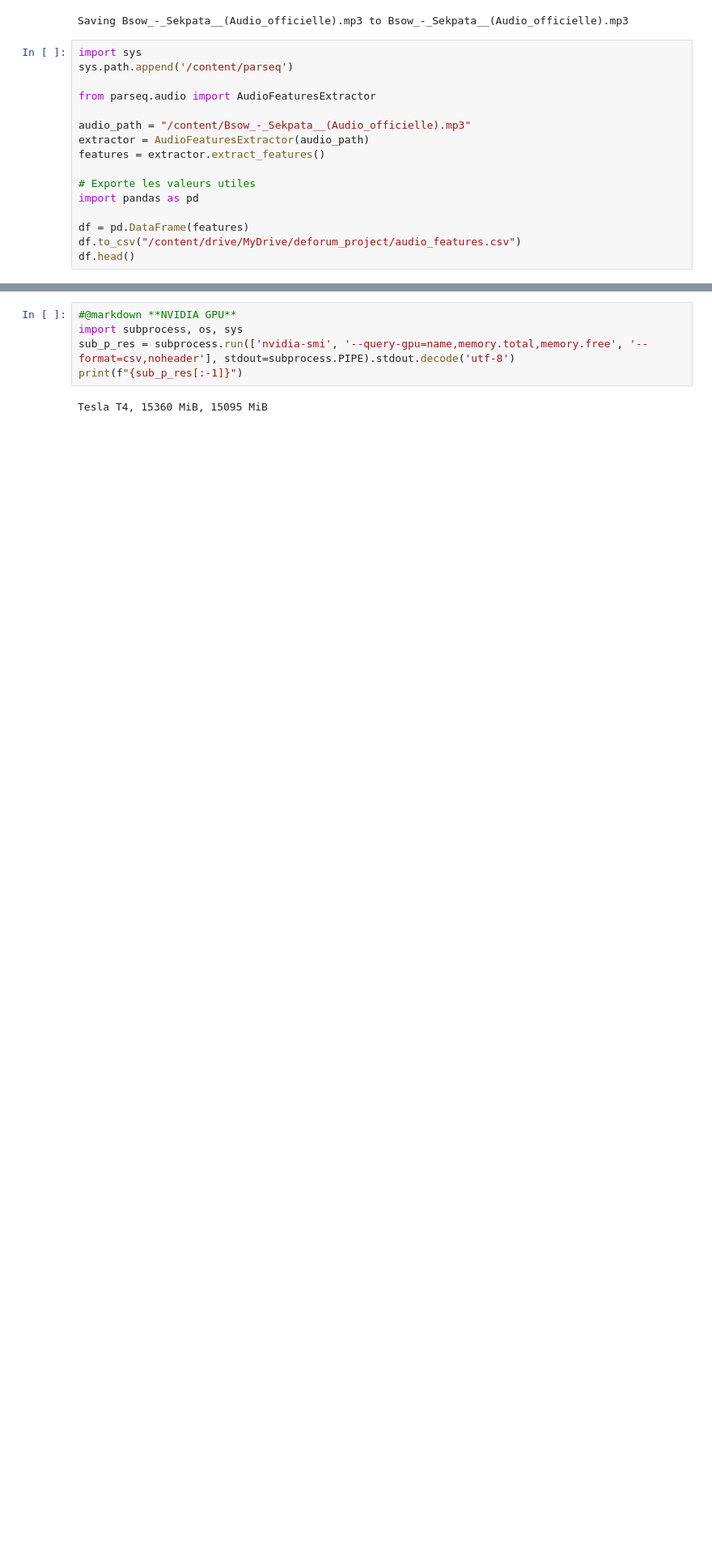
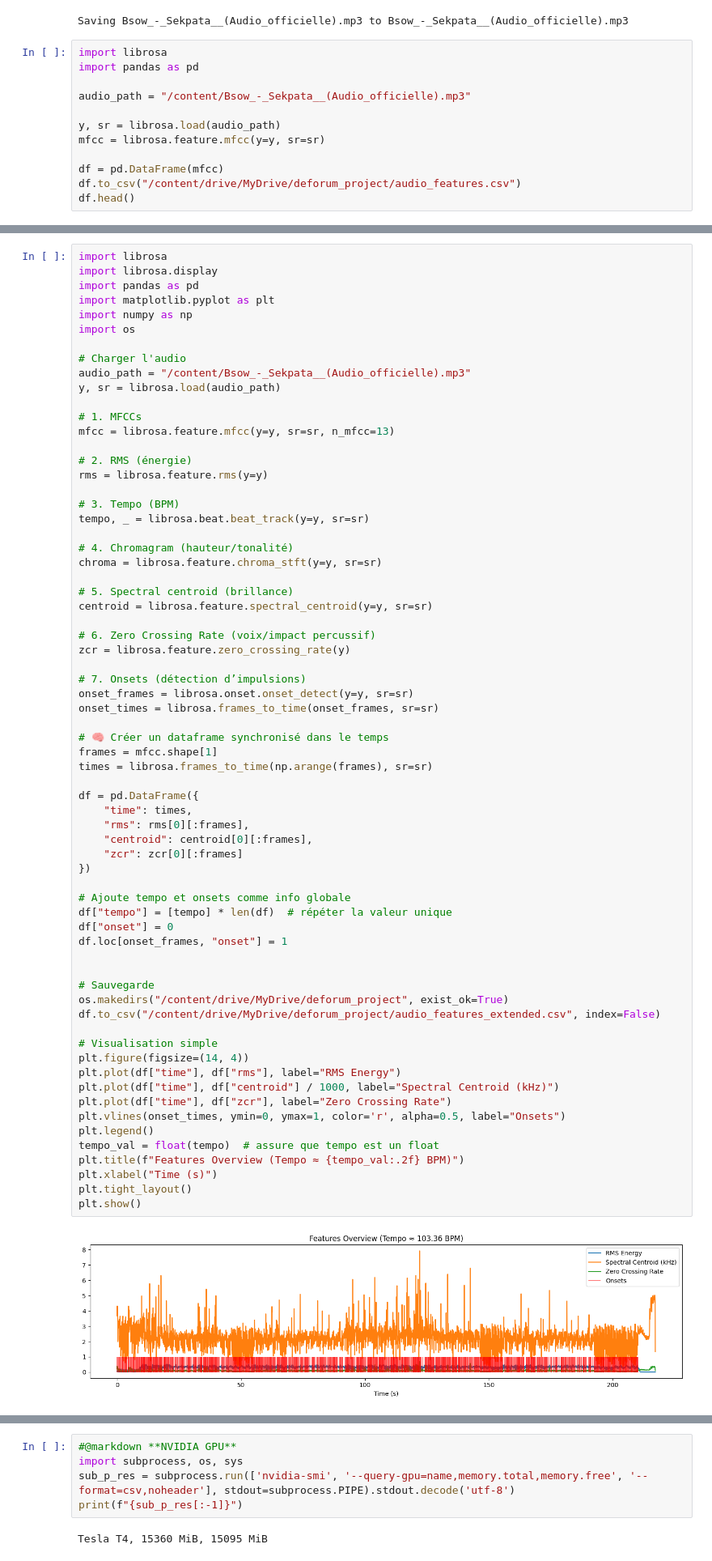
Before and after one commit to thisisbriandb/videoGenerator, a Jupyter notebook: Deforum_Stable_Diffusion.ipynb, the cells around one changed output, grey strips where cells are left out. Shown at 81% size. Cells and saved outputs as stored; diff of their text form; blank space fills up the shorter version.

```diff
--- a/Deforum_Stable_Diffusion.ipynb
+++ b/Deforum_Stable_Diffusion.ipynb
@@ -44,18 +42,14 @@ uploaded = files.upload()
 [interactive output not drawn]
 Saving Bsow_-_Sekpata__(Audio_officielle).mp3 to Bsow_-_Sekpata__(Audio_officielle).mp3
 # %%
-import sys
-sys.path.append('/content/parseq')
-
-from parseq.audio import AudioFeaturesExtractor
+import librosa
+import pandas as pd
 
 audio_path = "/content/Bsow_-_Sekpata__(Audio_officielle).mp3"
-extractor = AudioFeaturesExtractor(audio_path)
-features = extractor.extract_features()
 
-# Exporte les valeurs utiles
-import pandas as pd
+y, sr = librosa.load(audio_path)
+mfcc = librosa.feature.mfcc(y=y, sr=sr)
 
-df = pd.DataFrame(features)
+df = pd.DataFrame(mfcc)
 df.to_csv("/content/drive/MyDrive/deforum_project/audio_features.csv")
 df.head()
@@ -67,0 +67,69 @@ print(zoom_keyframes[:1000])  # Copie le début pour tester
+# %%
+import librosa
+import librosa.display
+import pandas as pd
+import matplotlib.pyplot as plt
+import numpy as np
+import os
+
+# Charger l'audio
+audio_path = "/content/Bsow_-_Sekpata__(Audio_officielle).mp3"
+y, sr = librosa.load(audio_path)
+
+# 1. MFCCs
+mfcc = librosa.feature.mfcc(y=y, sr=sr, n_mfcc=13)
+
+# 2. RMS (énergie)
+rms = librosa.feature.rms(y=y)
+
+# 3. Tempo (BPM)
+tempo, _ = librosa.beat.beat_track(y=y, sr=sr)
+
+# 4. Chromagram (hauteur/tonalité)
+chroma = librosa.feature.chroma_stft(y=y, sr=sr)
+
+# 5. Spectral centroid (brillance)
+centroid = librosa.feature.spectral_centroid(y=y, sr=sr)
+
+# 6. Zero Crossing Rate (voix/impact percussif)
+zcr = librosa.feature.zero_crossing_rate(y)
+
+# 7. Onsets (détection d’impulsions)
+onset_frames = librosa.onset.onset_detect(y=y, sr=sr)
+onset_times = librosa.frames_to_time(onset_frames, sr=sr)
+
+# 🧠 Créer un dataframe synchronisé dans le temps
+frames = mfcc.shape[1]
+times = librosa.frames_to_time(np.arange(frames), sr=sr)
+
+df = pd.DataFrame({
+    "time": times,
+    "rms": rms[0][:frames],
+    "centroid": centroid[0][:frames],
+    "zcr": zcr[0][:frames]
+})
+
+# Ajoute tempo et onsets comme info globale
+df["tempo"] = [tempo] * len(df)  # répéter la valeur unique
+df["onset"] = 0
+df.loc[onset_frames, "onset"] = 1
+
+
+# Sauvegarde
+os.makedirs("/content/drive/MyDrive/deforum_project", exist_ok=True)
+df.to_csv("/content/drive/MyDrive/deforum_project/audio_features_extended.csv", index=False)
+
+# Visualisation simple
+plt.figure(figsize=(14, 4))
+plt.plot(df["time"], df["rms"], label="RMS Energy")
+plt.plot(df["time"], df["centroid"] / 1000, label="Spectral Centroid (kHz)")
+plt.plot(df["time"], df["zcr"], label="Zero Crossing Rate")
+plt.vlines(onset_times, ymin=0, ymax=1, color='r', alpha=0.5, label="Onsets")
+plt.legend()
+tempo_val = float(tempo)  # assure que tempo est un float
+plt.title(f"Features Overview (Tempo ≈ {tempo_val:.2f} BPM)")
+plt.xlabel("Time (s)")
+plt.tight_layout()
+plt.show()
+# %% [output]
+[figure, added]
```
Also changed, not shown: parts of 8 cells of this notebook.
